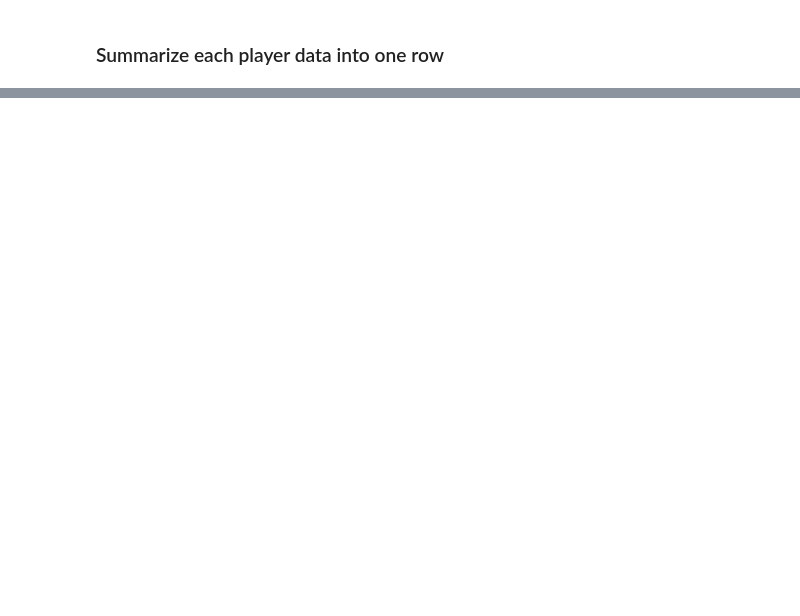
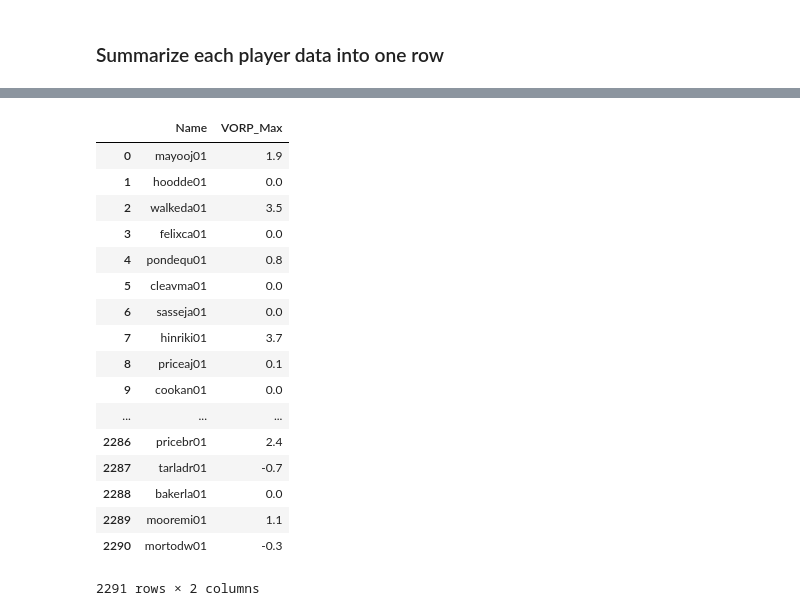
Before and after one commit to nitu0317/Data-X_Project, a Jupyter notebook: scrape_and_clean_college_2248.ipynb, the cells around one changed output, grey strips where cells are left out. Saved outputs shown, nothing was run; the diff lists cells and outputs as text; code cells hidden in the pictures; blank space fills up the shorter version.

```diff
--- a/scrape_and_clean_college_2248.ipynb
+++ b/scrape_and_clean_college_2248.ipynb
@@ -514,0 +574,3 @@ college_average[['Name','G', 'FGA', '3PA', 'FTA', 'ORB', 'TRB.1', 'AST.1', 'STL'
+# %%
+player_VORP_max_list = list(player_VORP_max.keys())
+player_VORP_max_list
@@ -514,0 +595,5 @@ college_average[['Name','G', 'FGA', '3PA', 'FTA', 'ORB', 'TRB.1', 'AST.1', 'STL'
+# %%
+player_VORP_max_name=[]
+for i in player_VORP_max_list:
+    name = i.split('\\')[1]
+    player_VORP_max_name.append(name)
@@ -514,0 +627,24 @@ college_average[['Name','G', 'FGA', '3PA', 'FTA', 'ORB', 'TRB.1', 'AST.1', 'STL'
+# %%
+player_VORP_max_value=list(player_VORP_max.values())
+# %%
+VORP_max_df = pd.DataFrame({'Name':player_VORP_max_name, 'VORP_Max':player_VORP_max_value})
+VORP_max_df
+# %% [output]
+|  | Name | VORP_Max |
+| 0 | mayooj01 | 1.9 |
+| 1 | hoodde01 | 0.0 |
+| 2 | walkeda01 | 3.5 |
+| 3 | felixca01 | 0.0 |
+| 4 | pondequ01 | 0.8 |
+| 5 | cleavma01 | 0.0 |
+| 6 | sasseja01 | 0.0 |
+| 7 | hinriki01 | 3.7 |
+| 8 | priceaj01 | 0.1 |
+| 9 | cookan01 | 0.0 |
+| ... | ... | ... |
+| 2286 | pricebr01 | 2.4 |
+| 2287 | tarladr01 | -0.7 |
+| 2288 | bakerla01 | 0.0 |
+| 2289 | mooremi01 | 1.1 |
+| 2290 | mortodw01 | -0.3 |
+2291 rows × 2 columns
```
Also changed, not shown: parts of 26 cells of this notebook, 2 other files.
